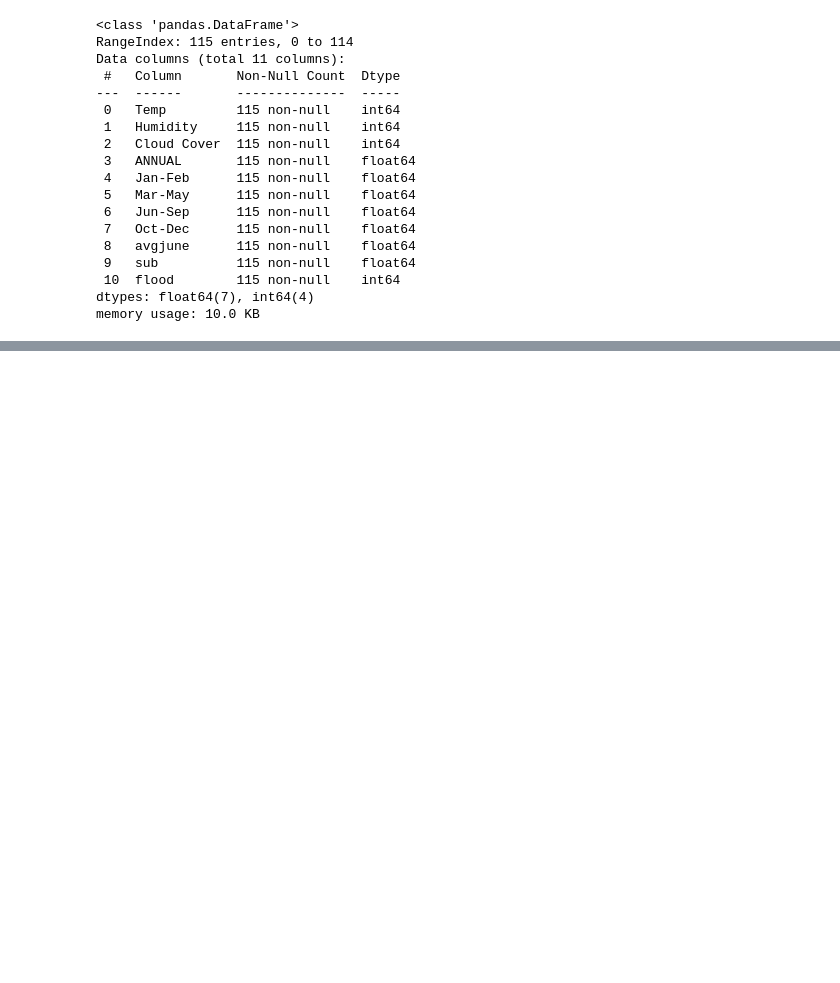
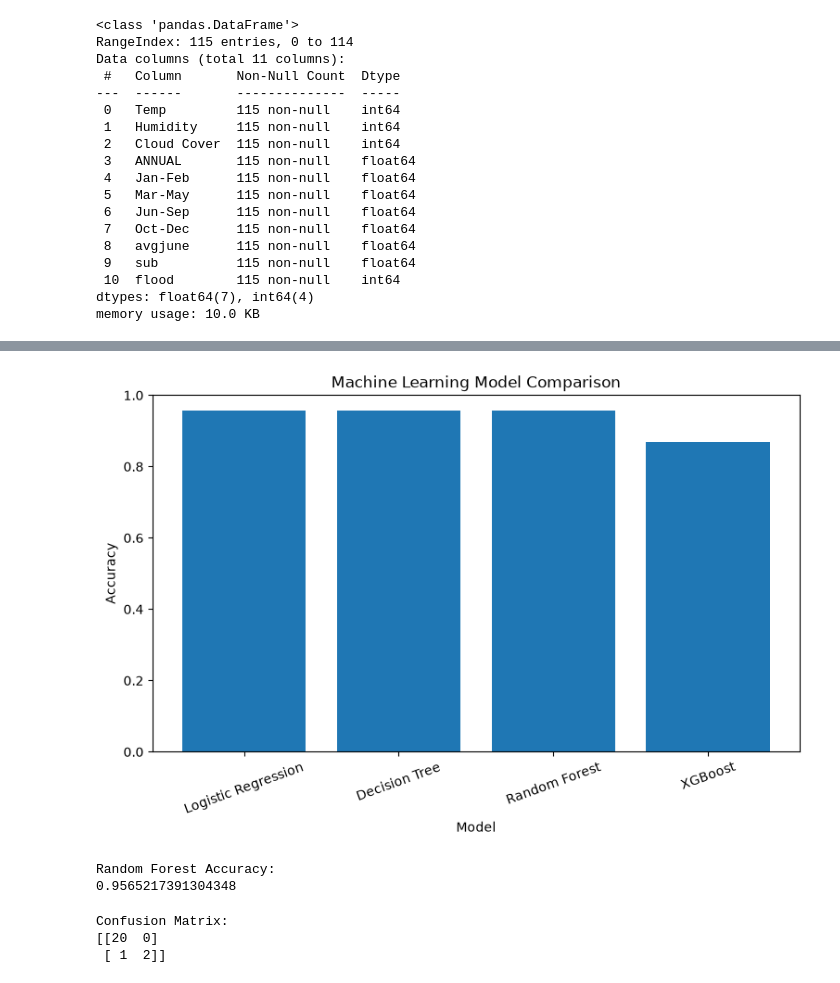
Before and after one commit to RavitejaTulasi/Rising-water, a Jupyter notebook: Flood_Prediction.ipynb, the cells around one changed output, grey strips where cells are left out. Drawn from its saved outputs; the diff is of its cells as text; code cells hidden in the pictures; blank space fills up the shorter version.

Commit message:
updated model

```diff
--- a/Flood_Prediction.ipynb
+++ b/Flood_Prediction.ipynb
@@ -578,0 +299,23 @@ print(X.columns.tolist())
+# %%
+results = pd.DataFrame({
+    "Model": [
+        "Logistic Regression",
+        "Decision Tree",
+        "Random Forest",
+        "XGBoost"
+    ],
+
+    "Accuracy": [
+        logistic_accuracy,
+        decision_tree_accuracy,
+        random_forest_accuracy,
+        xgboost_accuracy
+    ]
+})
+
+results = results.sort_values(
+    by="Accuracy",
+    ascending=False
+).reset_index(drop=True)
+
+results
@@ -578,0 +348,42 @@ print(X.columns.tolist())
+# %%
+plt.figure(figsize=(9, 5))
+
+plt.bar(
+    results["Model"],
+    results["Accuracy"]
+)
+
+plt.title("Machine Learning Model Comparison")
+plt.xlabel("Model")
+plt.ylabel("Accuracy")
+
+plt.ylim(0, 1)
+
+plt.xticks(rotation=20)
+
+plt.show()
+# %% [output]
+[figure, added]
+# %%
+print("Random Forest Accuracy:")
+print(
+    accuracy_score(
+        y_test,
+        random_forest_pred
+    )
+)
+# %% [output]
+Random Forest Accuracy:
+0.9565217391304348
+# %%
+rf_confusion_matrix = confusion_matrix(
+    y_test,
+    random_forest_pred
+)
+
+print("Confusion Matrix:")
+print(rf_confusion_matrix)
+# %% [output]
+Confusion Matrix:
+[[20  0]
+ [ 1  2]]
```
Also changed, not shown: parts of 79 cells of this notebook, 2 other files.
